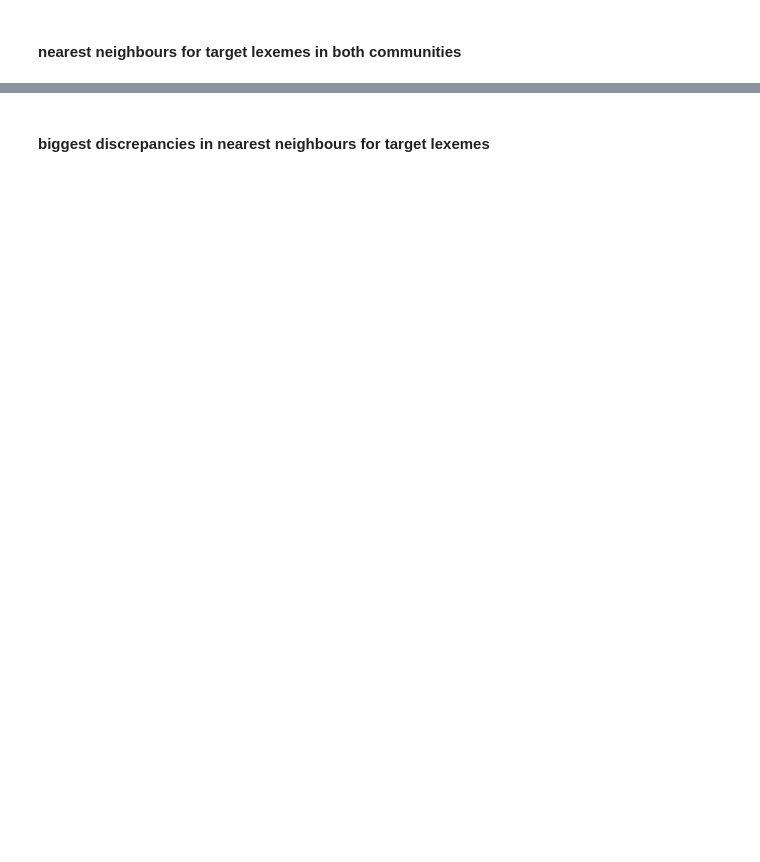
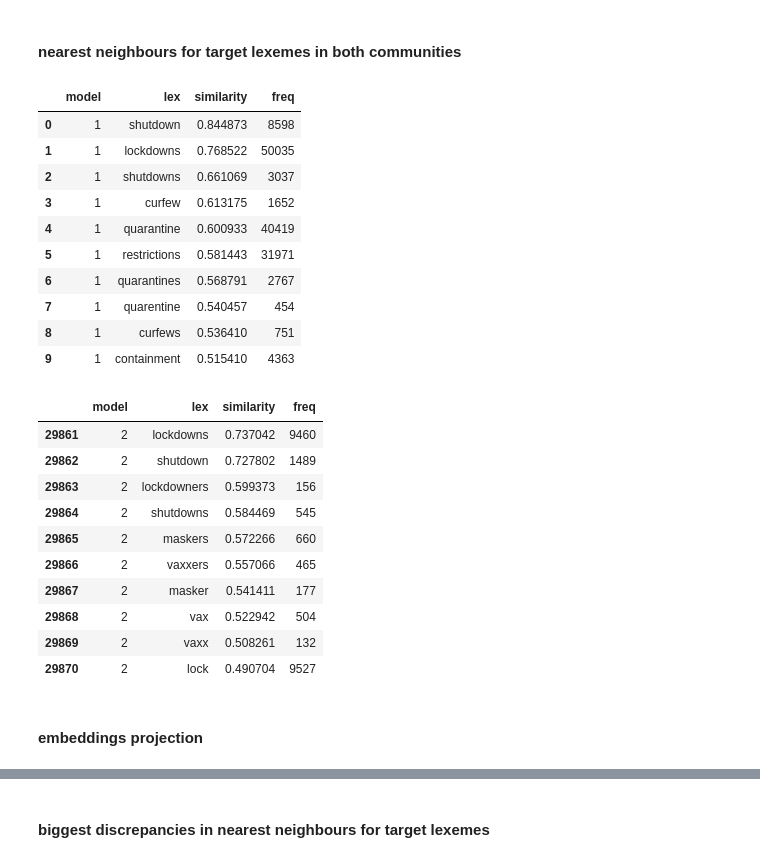
Before and after one commit to wuqui/neocov, a Jupyter notebook: index.ipynb, the cells around one changed output, grey strips where cells are left out. Cells and saved outputs as stored; diff of their text form; code cells hidden in the pictures; blank space fills up the shorter version.

```diff
--- a/index.ipynb
+++ b/index.ipynb
@@ -340,10 +335,40 @@ LEX = 'vaccine'
+# %%
+LEX_NBS = 'lockdown'
 # %%
 nbs_model_1, nbs_model_2 = get_nearest_neighbours_models(
-    lex=LEX,
-    freq_min=100,
+    lex=LEX_NBS,
+    freq_min=50,
     model_1=model_1,
     model_2=model_2,
     k=10
 )
 
-display(nbs_model_1, nbs_model_2)
+display(
+    nbs_model_1,
+    nbs_model_2
+)
+# %% [output]
+|  | model | lex | similarity | freq |
+| 0 | 1 | shutdown | 0.844873 | 8598 |
+| 1 | 1 | lockdowns | 0.768522 | 50035 |
+| 2 | 1 | shutdowns | 0.661069 | 3037 |
+| 3 | 1 | curfew | 0.613175 | 1652 |
+| 4 | 1 | quarantine | 0.600933 | 40419 |
+| 5 | 1 | restrictions | 0.581443 | 31971 |
+| 6 | 1 | quarantines | 0.568791 | 2767 |
+| 7 | 1 | quarentine | 0.540457 | 454 |
+| 8 | 1 | curfews | 0.536410 | 751 |
+| 9 | 1 | containment | 0.515410 | 4363 |
+|  | model | lex | similarity | freq |
+| 29861 | 2 | lockdowns | 0.737042 | 9460 |
+| 29862 | 2 | shutdown | 0.727802 | 1489 |
+| 29863 | 2 | lockdowners | 0.599373 | 156 |
+| 29864 | 2 | shutdowns | 0.584469 | 545 |
+| 29865 | 2 | maskers | 0.572266 | 660 |
+| 29866 | 2 | vaxxers | 0.557066 | 465 |
+| 29867 | 2 | masker | 0.541411 | 177 |
+| 29868 | 2 | vax | 0.522942 | 504 |
+| 29869 | 2 | vaxx | 0.508261 | 132 |
+| 29870 | 2 | lock | 0.490704 | 9527 |
+# %% [markdown]
+#### embeddings projection
```
Also changed, not shown: parts of 23 cells of this notebook, 6 other files.
